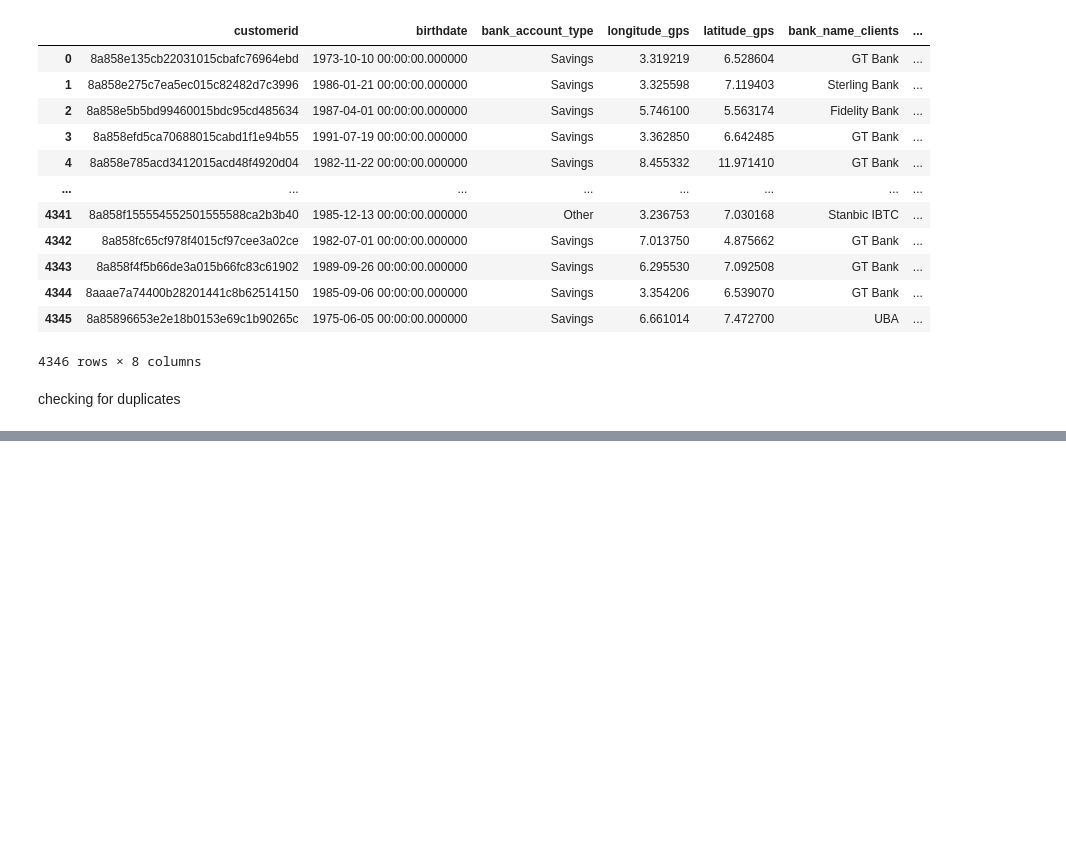
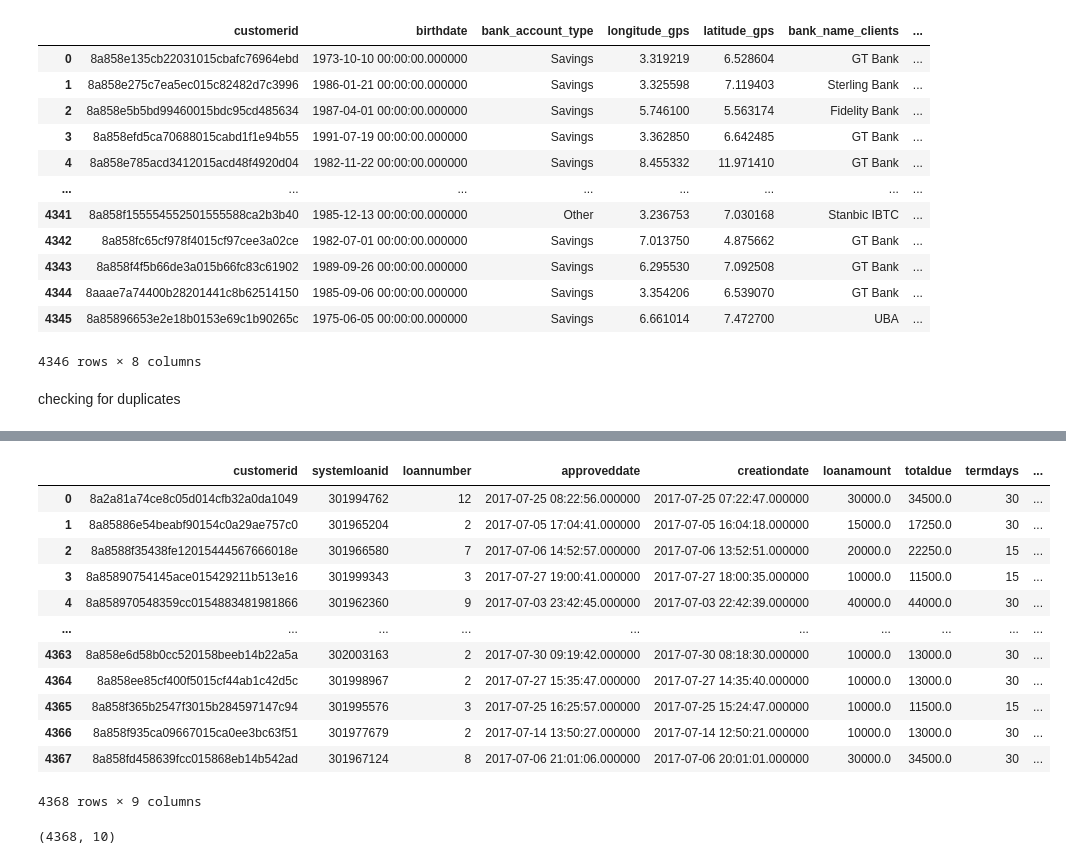
Before and after one commit to KWERA/Eulers_Loan_Prediction, a Jupyter notebook: LOAN_DEFAULT_PREDICTION_CHALLENGE.ipynb, the cells around one changed output, grey strips where cells are left out. Drawn from its saved outputs; the diff is of its cells as text; code cells hidden in the pictures; blank space fills up the shorter version.

```diff
--- a/LOAN_DEFAULT_PREDICTION_CHALLENGE.ipynb
+++ b/LOAN_DEFAULT_PREDICTION_CHALLENGE.ipynb
@@ -263,0 +570,20 @@ checking for duplicates
+# %%
+df2.drop('referredby', axis=1)#has many null values
+# %% [output]
+|  | customerid | systemloanid | loannumber | approveddate | creationdate | loanamount | totaldue | termdays | ... |
+| 0 | 8a2a81a74ce8c05d014cfb32a0da1049 | 301994762 | 12 | 2017-07-25 08:22:56.000000 | 2017-07-25 07:22:47.000000 | 30000.0 | 34500.0 | 30 | ... |
+| 1 | 8a85886e54beabf90154c0a29ae757c0 | 301965204 | 2 | 2017-07-05 17:04:41.000000 | 2017-07-05 16:04:18.000000 | 15000.0 | 17250.0 | 30 | ... |
+| 2 | 8a8588f35438fe12015444567666018e | 301966580 | 7 | 2017-07-06 14:52:57.000000 | 2017-07-06 13:52:51.000000 | 20000.0 | 22250.0 | 15 | ... |
+| 3 | 8a85890754145ace015429211b513e16 | 301999343 | 3 | 2017-07-27 19:00:41.000000 | 2017-07-27 18:00:35.000000 | 10000.0 | 11500.0 | 15 | ... |
+| 4 | 8a858970548359cc0154883481981866 | 301962360 | 9 | 2017-07-03 23:42:45.000000 | 2017-07-03 22:42:39.000000 | 40000.0 | 44000.0 | 30 | ... |
+| ... | ... | ... | ... | ... | ... | ... | ... | ... | ... |
+| 4363 | 8a858e6d58b0cc520158beeb14b22a5a | 302003163 | 2 | 2017-07-30 09:19:42.000000 | 2017-07-30 08:18:30.000000 | 10000.0 | 13000.0 | 30 | ... |
+| 4364 | 8a858ee85cf400f5015cf44ab1c42d5c | 301998967 | 2 | 2017-07-27 15:35:47.000000 | 2017-07-27 14:35:40.000000 | 10000.0 | 13000.0 | 30 | ... |
+| 4365 | 8a858f365b2547f3015b284597147c94 | 301995576 | 3 | 2017-07-25 16:25:57.000000 | 2017-07-25 15:24:47.000000 | 10000.0 | 11500.0 | 15 | ... |
+| 4366 | 8a858f935ca09667015ca0ee3bc63f51 | 301977679 | 2 | 2017-07-14 13:50:27.000000 | 2017-07-14 12:50:21.000000 | 10000.0 | 13000.0 | 30 | ... |
+| 4367 | 8a858fd458639fcc015868eb14b542ad | 301967124 | 8 | 2017-07-06 21:01:06.000000 | 2017-07-06 20:01:01.000000 | 30000.0 | 34500.0 | 30 | ... |
+4368 rows × 9 columns
+# %%
+df2.shape
+# %% [output]
+(4368, 10)
```
Also changed, not shown: parts of 34 cells of this notebook.
